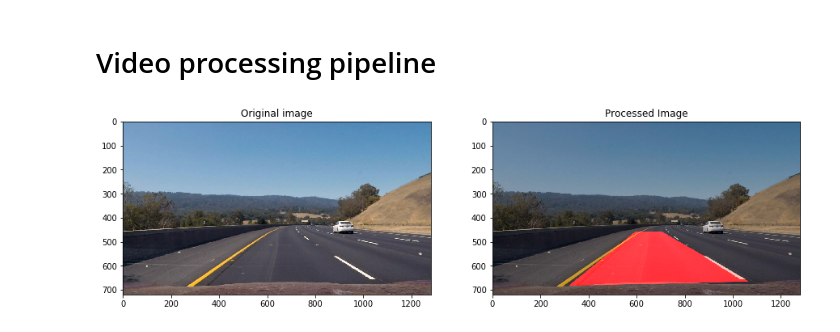
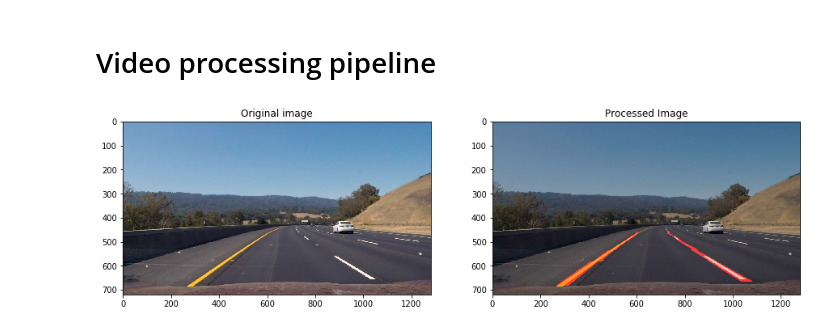
Before and after one commit to tindandelion/carnd-advanced-lane-detection-p4, a Jupyter notebook: advanced-lane-detection.ipynb, the cells around one changed output. Saved outputs shown, nothing was run; the diff lists cells and outputs as text; code cells hidden in the pictures.

```diff
--- a/advanced-lane-detection.ipynb
+++ b/advanced-lane-detection.ipynb
@@ -113,7 +113,8 @@ visualize_process_stage(test_image, processor(test_image),
 # %% [markdown]
 # Image processing pipeline
 # %%
-sample_image = mpimg.imread('./test_images/test3.jpg')
+#sample_image = mpimg.imread('./test_images/test3.jpg')
+sample_image = mpimg.imread('./problem.jpg')
 plt.imshow(sample_image)
 # %% [output]
 <matplotlib.image.AxesImage at 0x...>
@@ -230,8 +231,7 @@ visualize_process_stage(sample_image, warped, processed_title='Perspective trans
 # %% [markdown]
 ## Finding lane lines
 # %%
-pipe = CorrectDistortion(SobelMagnitudeThreshold(UnwarpPerspective()))
-sample_image = mpimg.imread('./test_images/straight_lines1.jpg')
+pipe = CorrectDistortion(UnwarpPerspective(Or(SaturationThreshold(), SobelMagnitudeThreshold())))
 processed = pipe(sample_image)
 
 visualize_process_stage(sample_image, processed)
@@ -291,16 +309,22 @@ class Convolver:
 class DrawDetectedLines(PipelineStage):
     def process(self, image):
         conv = Convolver(image)
-        left, right = conv.find_initial_centroids()
-
+        centroids = conv.find_centroids()
         lines_img = np.zeros((image.shape[0], image.shape[1], 3), np.uint8)
-        self.draw_lane(lines_img, left, right)
+        self.map_centroids(lines_img, centroids)
         return lines_img
 
-    def draw_lane(self, image, left, right):
-        upper_left = (left, 0)
-        lower_right = (right, image.shape[0])
-        self.fill_rect(image, upper_left, lower_right)
+    def map_centroids(self, image, centroids):
+        for bounds, left, right in centroids:
+            self.draw_rect(image, left, bounds[0], bounds[1])
+            self.draw_rect(image, right, bounds[0], bounds[1])
 
-    def fill_rect(self, image, pt1, pt2):
+    def draw_rect(self, image, center_x, lower_y, upper_y):
+        pt1 = (center_x - conv.window_width // 2, lower_y)
+        pt2 = (center_x + conv.window_width // 2, upper_y)
         cv2.rectangle(image, pt1, pt2, color=(255, 0, 0), thickness=-1)
+# %%
+pipe = CorrectDistortion(Or(SobelMagnitudeThreshold(), SaturationThreshold(), UnwarpPerspective()))
+processed = pipe(sample_image)
+
+visualize_process_stage(sample_image, processed)
@@ -331,36 +377,36 @@ def process_video(filename, processor):
     clip = VideoFileClip(filename)
     processed = clip.fl_image(processor)
 
     output_base = path.basename(filename)
     output_file = path.join('output', output_base)
     processed.write_videofile(output_file, audio=False)
     return output_file
 
 def process_frame(line_detector):
     warp = WarpPerspective()
 
     def _fn(video_frame):
         try:
             lines_img = line_detector(video_frame)
             combined_image = weighted_img(warp(lines_img), video_frame)
             return combined_image
-        except NoPeak:
-            raise Exception('No peak in image', video_frame)
+        except:
+            raise Exception('Got an exception', video_frame)
 
     return _fn
 
 line_detector = process_frame(
     CorrectDistortion(
         Or(SobelMagnitudeThreshold(), SaturationThreshold(),
               UnwarpPerspective(
                     DrawDetectedLines()))))
 
 
 
 sample_image = plt.imread('./test_images/test3.jpg')
 visualize_process_stage(sample_image, line_detector(sample_image))
 # %% [output]
-[figure, old version]
+[figure, new version]
 # %%
 input_file = './project_video.mp4'
 problem_frame = None
```
Also changed, not shown: parts of 15 cells of this notebook, 7 other files.
